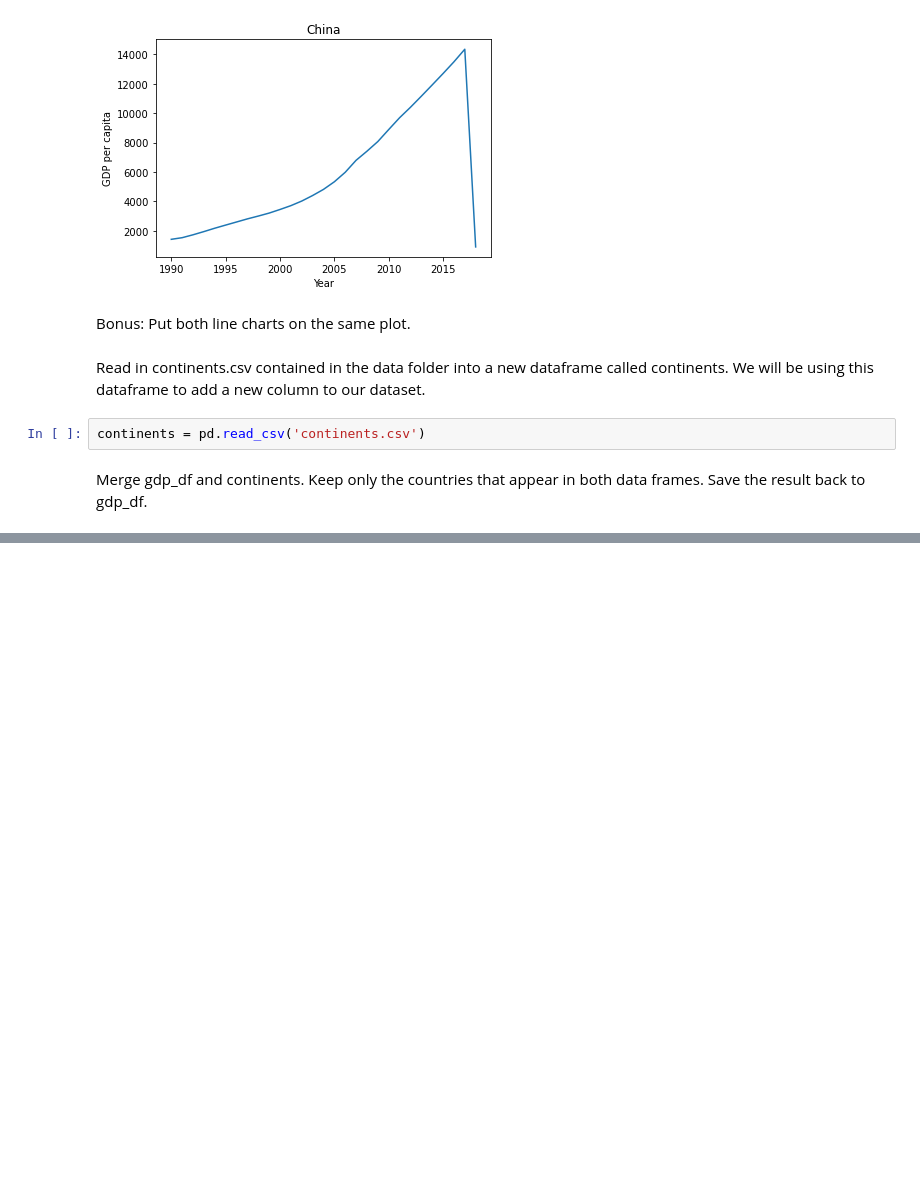
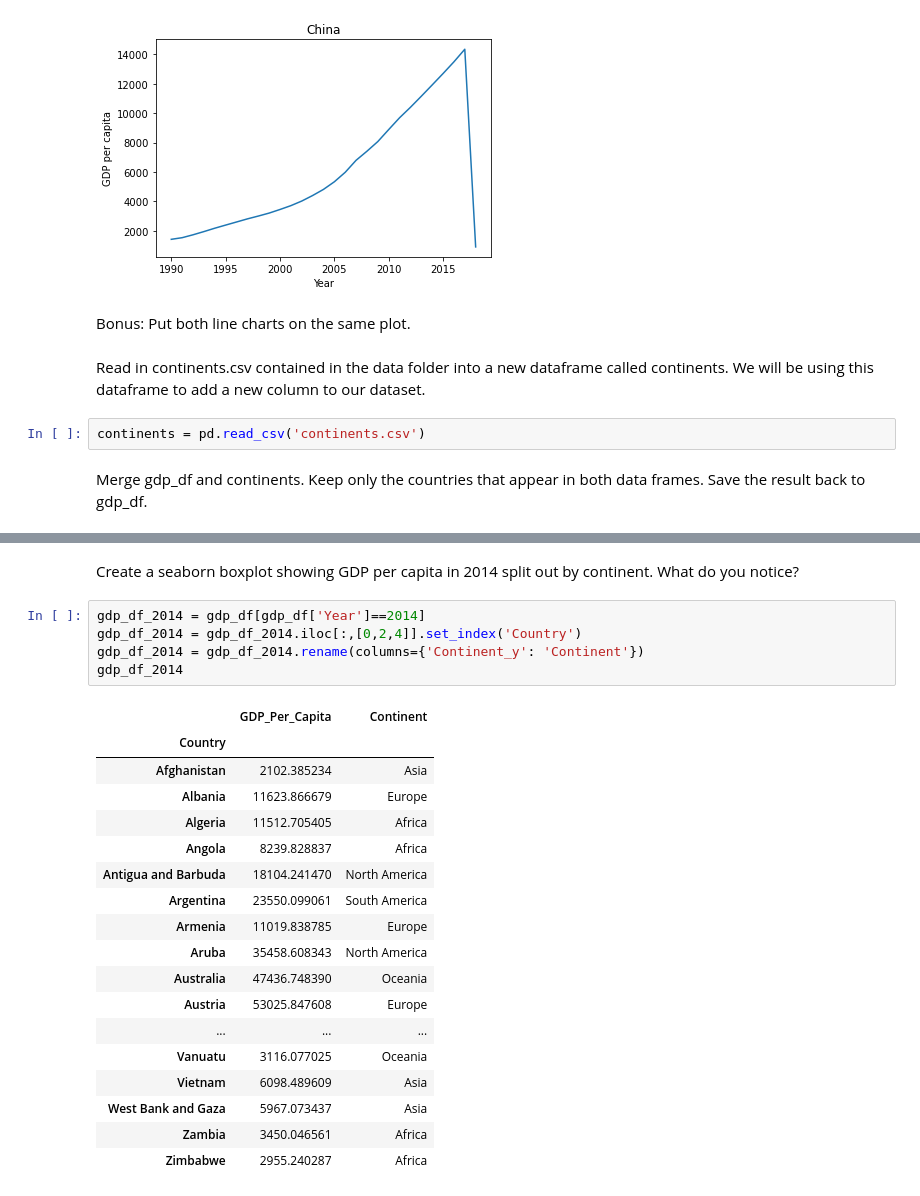
Before and after one commit to nss-data-science-cohort-6/un_data_question-bvanitsthian, a Jupyter notebook: UN_Data_Exploration.ipynb, the cells around one changed output, grey strips where cells are left out. Saved outputs shown, nothing was run; the diff lists cells and outputs as text; blank space fills up the shorter version.

```diff
--- a/UN_Data_Exploration.ipynb
+++ b/UN_Data_Exploration.ipynb
@@ -271,0 +298,26 @@ Merge gdp_df and continents. Keep only the countries that appear in both data fr
+# %% [markdown]
+Create a seaborn boxplot showing GDP per capita in 2014 split out by continent. What do you notice?
+# %%
+gdp_df_2014 = gdp_df[gdp_df['Year']==2014]
+gdp_df_2014 = gdp_df_2014.iloc[:,[0,2,4]].set_index('Country')
+gdp_df_2014 = gdp_df_2014.rename(columns={'Continent_y': 'Continent'})
+gdp_df_2014
+# %% [output]
+|  | GDP_Per_Capita | Continent |
+| Country |  |  |
+| Afghanistan | 2102.385234 | Asia |
+| Albania | 11623.866679 | Europe |
+| Algeria | 11512.705405 | Africa |
+| Angola | 8239.828837 | Africa |
+| Antigua and Barbuda | 18104.241470 | North America |
+| Argentina | 23550.099061 | South America |
+| Armenia | 11019.838785 | Europe |
+| Aruba | 35458.608343 | North America |
+| Australia | 47436.748390 | Oceania |
+| Austria | 53025.847608 | Europe |
+| ... | ... | ... |
+| Vanuatu | 3116.077025 | Oceania |
+| Vietnam | 6098.489609 | Asia |
+| West Bank and Gaza | 5967.073437 | Asia |
+| Zambia | 3450.046561 | Africa |
+| Zimbabwe | 2955.240287 | Africa |
```
Also changed, not shown: parts of 11 cells of this notebook.
